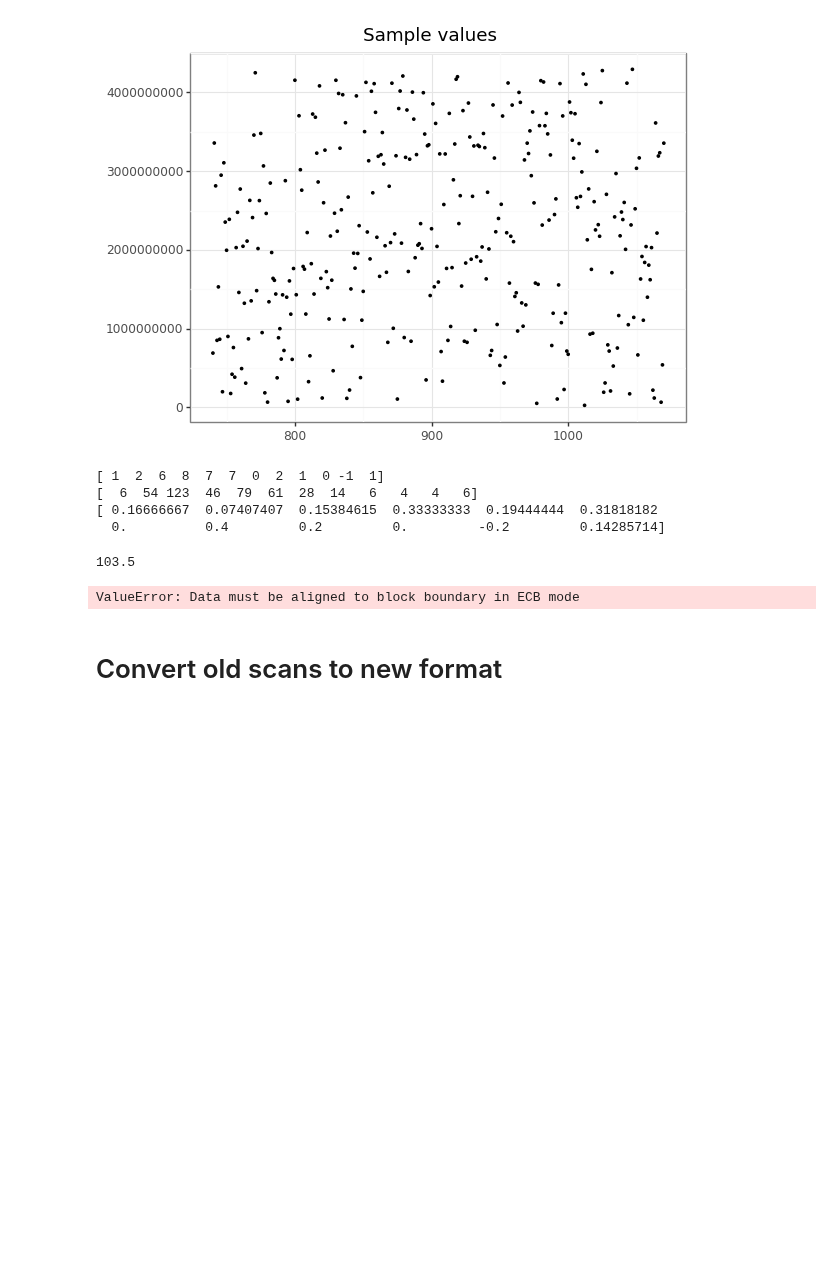
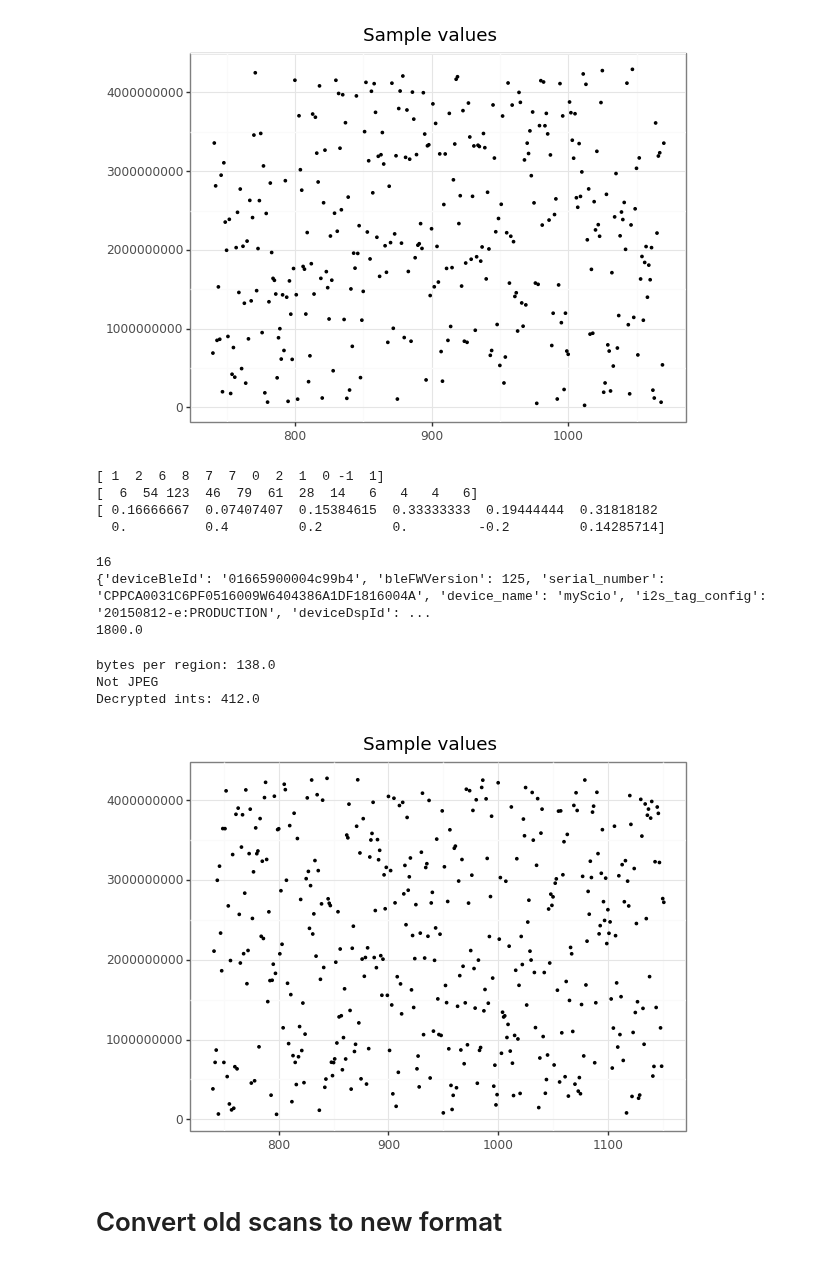
Before and after one commit to kebasaa/SCIO-read, a Jupyter notebook: 03_scio_analyse_devel.ipynb, the cells around one changed output. Drawn from its saved outputs; the diff is of its cells as text; code cells hidden in the pictures; blank space fills up the shorter version.

```diff
--- a/03_scio_analyse_devel.ipynb
+++ b/03_scio_analyse_devel.ipynb
@@ -142,19 +130,47 @@ print(reflectance)
 [  6  54 123  46  79  61  28  14   6   4   4   6]
 [ 0.16666667  0.07407407  0.15384615  0.33333333  0.19444444  0.31818182
   0.          0.4         0.2         0.         -0.2         0.14285714]
+# %%
+# Show some data
+print(len('8032AB45611198F1'))
+print(scio.device_info)
+print(len(scio.scan_rawdata['sample'])/2)
+# %% [output]
+16
+{'deviceBleId': '01665900004c99b4', 'bleFWVersion': 125, 'serial_number': 'CPPCA0031C6PF0516009W6404386A1DF1816004A', 'device_name': 'myScio', 'i2s_tag_config': '20150812-e:PRODUCTION', 'deviceDspId': ...
+1800.0
 # %%
 from Crypto.Cipher import AES
 
-key = b'00004c8e3238c8e18032ab45611198f1'
+key = bytearray.fromhex(scio.device_info['aptinaId'])
 cipher = AES.new(key, AES.MODE_ECB)
 
-print(len(smp)/16)
-decrypted_bytes = cipher.decrypt(smp)
+print('bytes per region:', len(smp)/12)
+decrypted_bytes = cipher.decrypt(smp[2:-6])
 
-print(decrypted_bytes.hex())
+if decrypted_bytes[:2] == b'\xff\xd8' and decrypted_bytes[-2:] == b'\xff\xd9':
+    print('Found JPEG')
+else:
+    print('Not JPEG')
+
+#print(decrypted_bytes.hex())
+
+format_str = '<' + 412*'I'
+
+print('Decrypted ints:', len(decrypted_bytes)/4)
+
+sample_list = np.array(struct.unpack(format_str, decrypted_bytes))
+
+plt = ggplot()
+plt = plt + geom_point(aes(x=np.arange(len(sample_list))+740, y=sample_list), size=0.5)
+plt = plt + theme_bw()
+plt = plt + ggtitle('Sample values')
+print(plt)
 # %% [output]
-103.5
+bytes per region: 138.0
+Not JPEG
+Decrypted ints: 412.0
-ValueError: Data must be aligned to block boundary in ECB mode
+[figure, added]
 # %% [markdown]
 # Convert old scans to new format
 # %%
```
Also changed, not shown: parts of 1 cell of this notebook.
